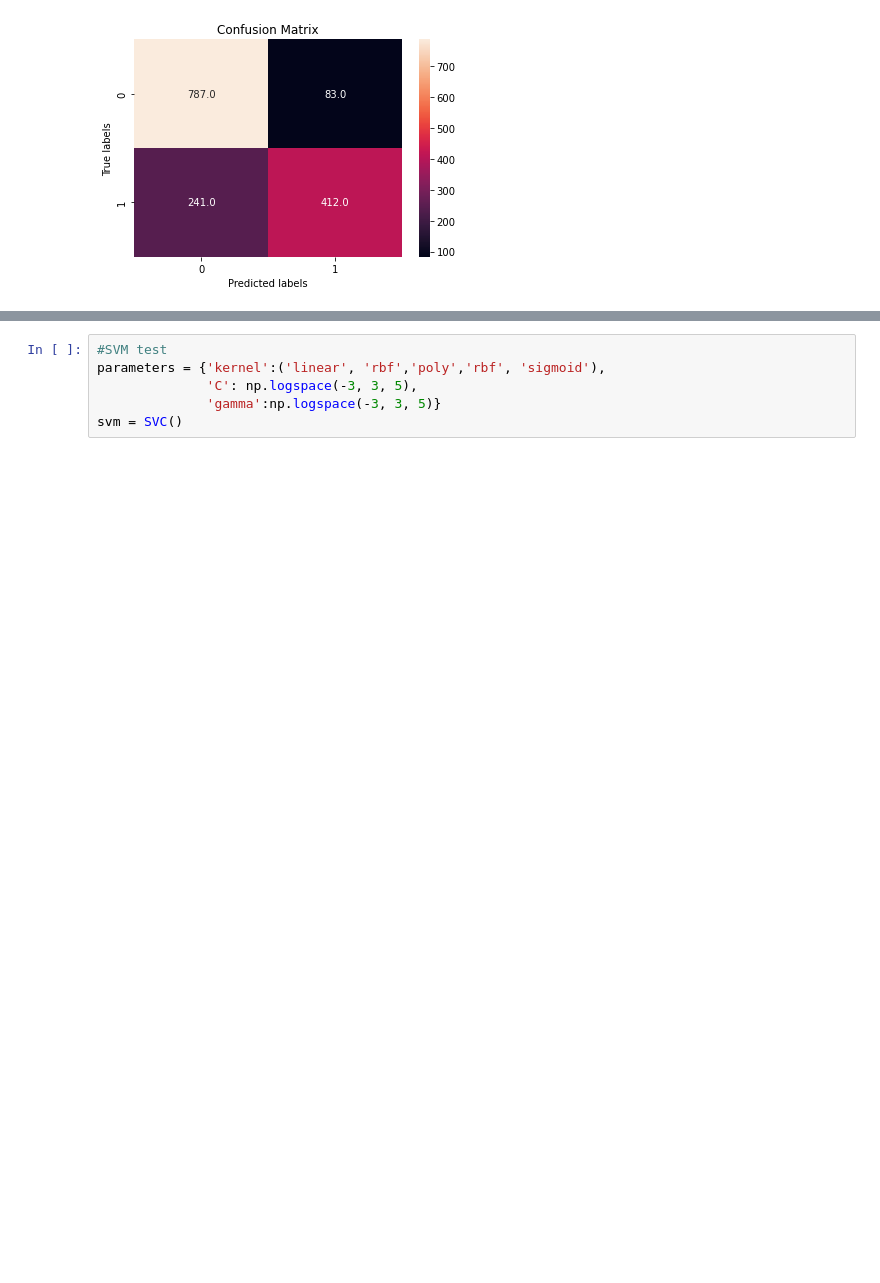
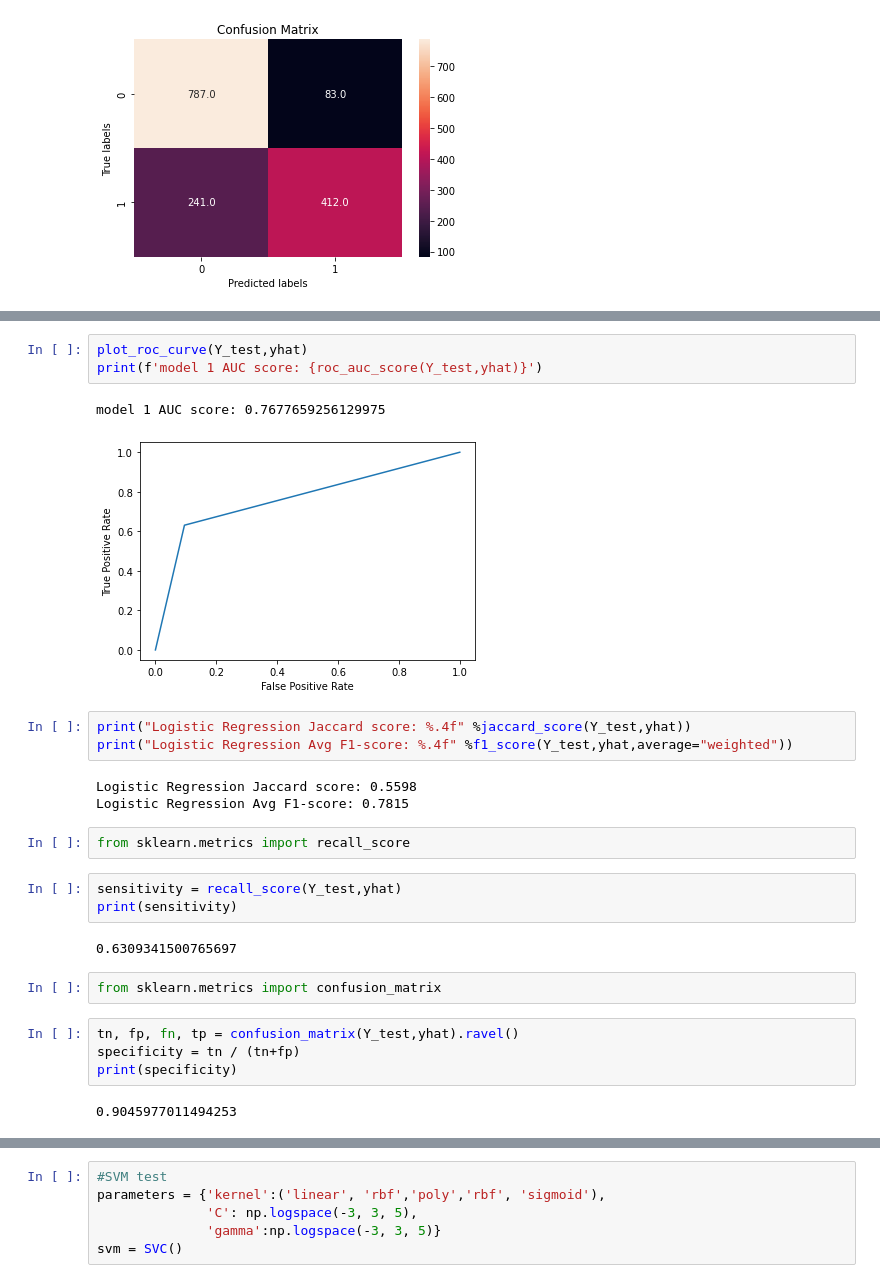
Before and after one commit to shasha920/NLP, a Jupyter notebook: twitterLogConfusion.ipynb, the cells around one changed output, grey strips where cells are left out. Drawn from its saved outputs; the diff is of its cells as text; blank space fills up the shorter version.

```diff
--- a/twitterLogConfusion.ipynb
+++ b/twitterLogConfusion.ipynb
@@ -265,0 +274,27 @@ plot_confusion_matrix(Y_test,yhat)
+# %%
+plot_roc_curve(Y_test,yhat)
+print(f'model 1 AUC score: {roc_auc_score(Y_test,yhat)}')
+# %% [output]
+model 1 AUC score: 0.7677659256129975
+[figure, added]
+# %%
+print("Logistic Regression Jaccard score: %.4f" %jaccard_score(Y_test,yhat))
+print("Logistic Regression Avg F1-score: %.4f" %f1_score(Y_test,yhat,average="weighted"))
+# %% [output]
+Logistic Regression Jaccard score: 0.5598
+Logistic Regression Avg F1-score: 0.7815
+# %%
+from sklearn.metrics import recall_score
+# %%
+sensitivity = recall_score(Y_test,yhat)
+print(sensitivity)
+# %% [output]
+0.6309341500765697
+# %%
+from sklearn.metrics import confusion_matrix
+# %%
+tn, fp, fn, tp = confusion_matrix(Y_test,yhat).ravel()
+specificity = tn / (tn+fp)
+print(specificity)
+# %% [output]
+0.9045977011494253
```
Also changed, not shown: parts of 30 cells of this notebook.
